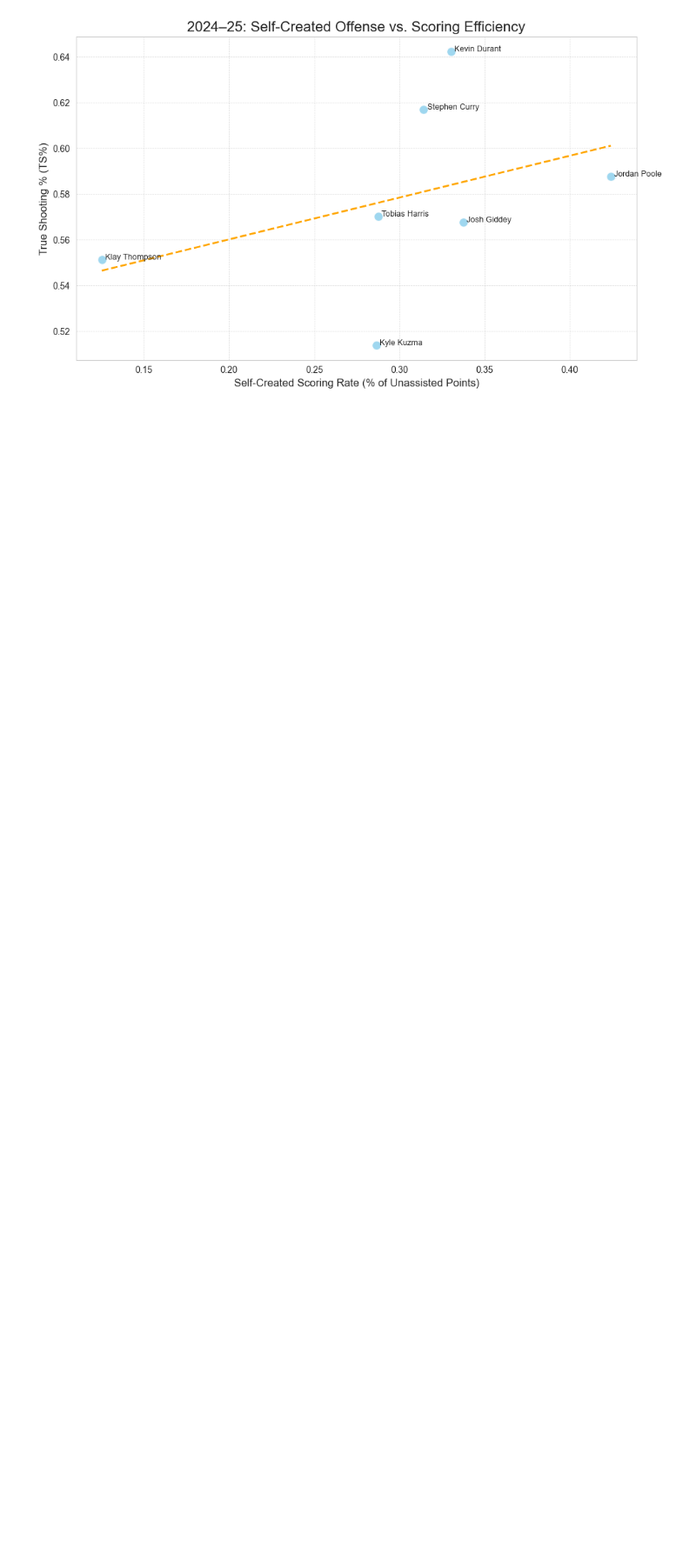
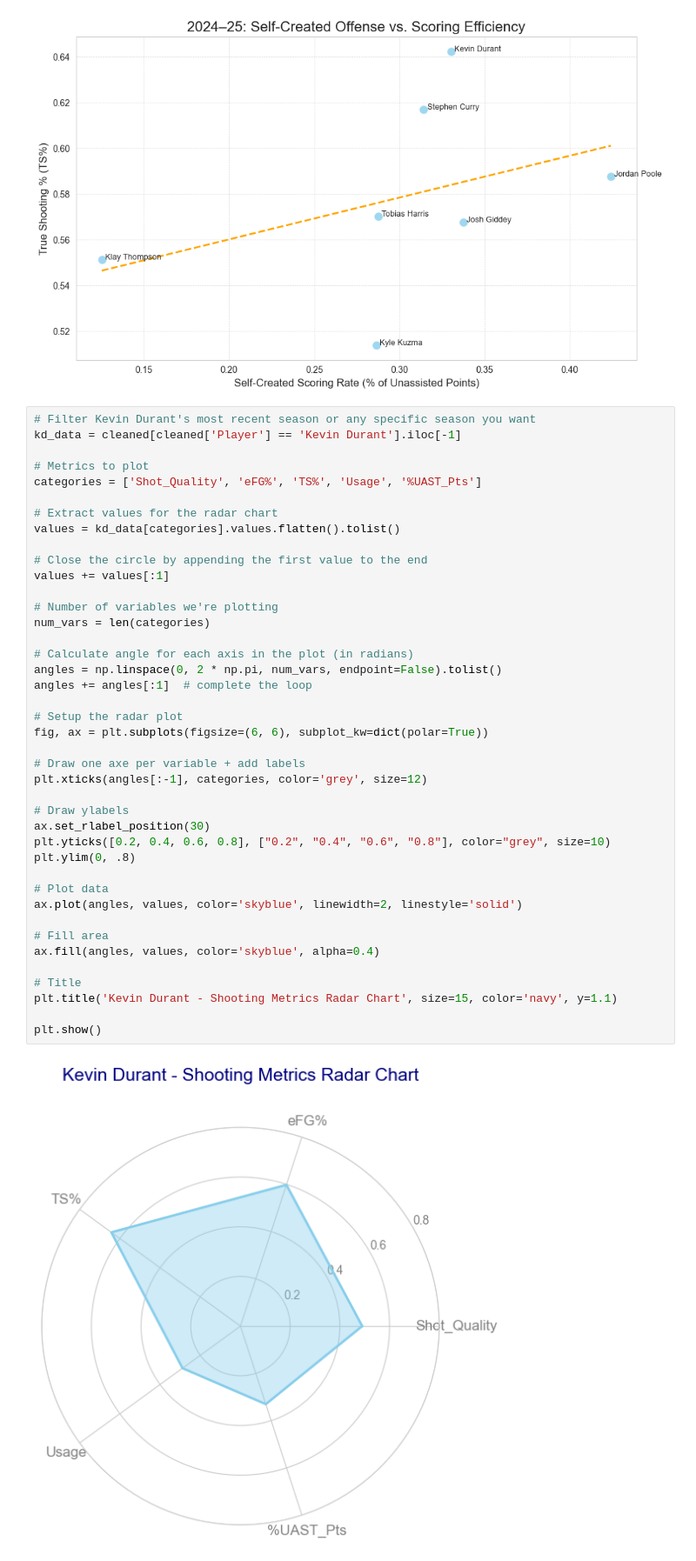
Before and after one commit to KeanuVentura/BeyondOpenLooks, a Jupyter notebook: beyond_open_looks_notebook.ipynb, the cells around one changed output. Shown at 87% size. Saved outputs shown, nothing was run; the diff lists cells and outputs as text; blank space fills up the shorter version.

```diff
--- a/beyond_open_looks_notebook.ipynb
+++ b/beyond_open_looks_notebook.ipynb
@@ -303,3 +305,46 @@ plt.tight_layout()
 plt.show()
 # %% [output]
 [figure]
+# %%
+# Filter Kevin Durant's most recent season or any specific season you want
+kd_data = cleaned[cleaned['Player'] == 'Kevin Durant'].iloc[-1]
+
+# Metrics to plot
+categories = ['Shot_Quality', 'eFG%', 'TS%', 'Usage', '%UAST_Pts']
+
+# Extract values for the radar chart
+values = kd_data[categories].values.flatten().tolist()
+
+# Close the circle by appending the first value to the end
+values += values[:1]
+
+# Number of variables we're plotting
+num_vars = len(categories)
+
+# Calculate angle for each axis in the plot (in radians)
+angles = np.linspace(0, 2 * np.pi, num_vars, endpoint=False).tolist()
+angles += angles[:1]  # complete the loop
+
+# Setup the radar plot
+fig, ax = plt.subplots(figsize=(6, 6), subplot_kw=dict(polar=True))
+
+# Draw one axe per variable + add labels
+plt.xticks(angles[:-1], categories, color='grey', size=12)
+
+# Draw ylabels
+ax.set_rlabel_position(30)
+plt.yticks([0.2, 0.4, 0.6, 0.8], ["0.2", "0.4", "0.6", "0.8"], color="grey", size=10)
+plt.ylim(0, .8)
+
+# Plot data
+ax.plot(angles, values, color='skyblue', linewidth=2, linestyle='solid')
+
+# Fill area
+ax.fill(angles, values, color='skyblue', alpha=0.4)
+
+# Title
+plt.title('Kevin Durant - Shooting Metrics Radar Chart', size=15, color='navy', y=1.1)
+
+plt.show()
+# %% [output]
+[figure, added]
```
Also changed, not shown: parts of 8 cells of this notebook.
